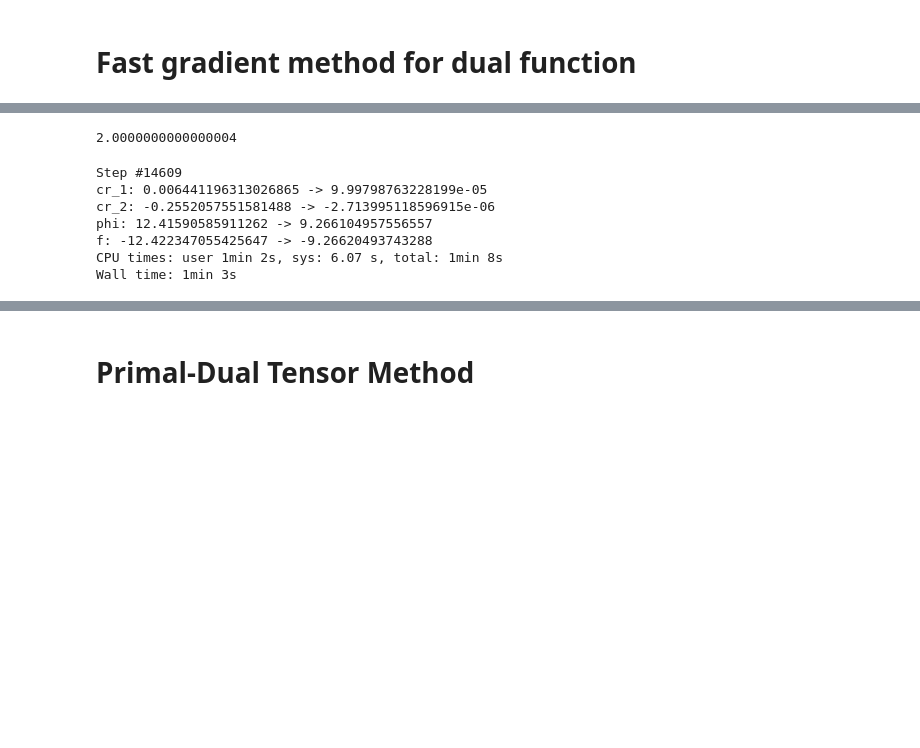
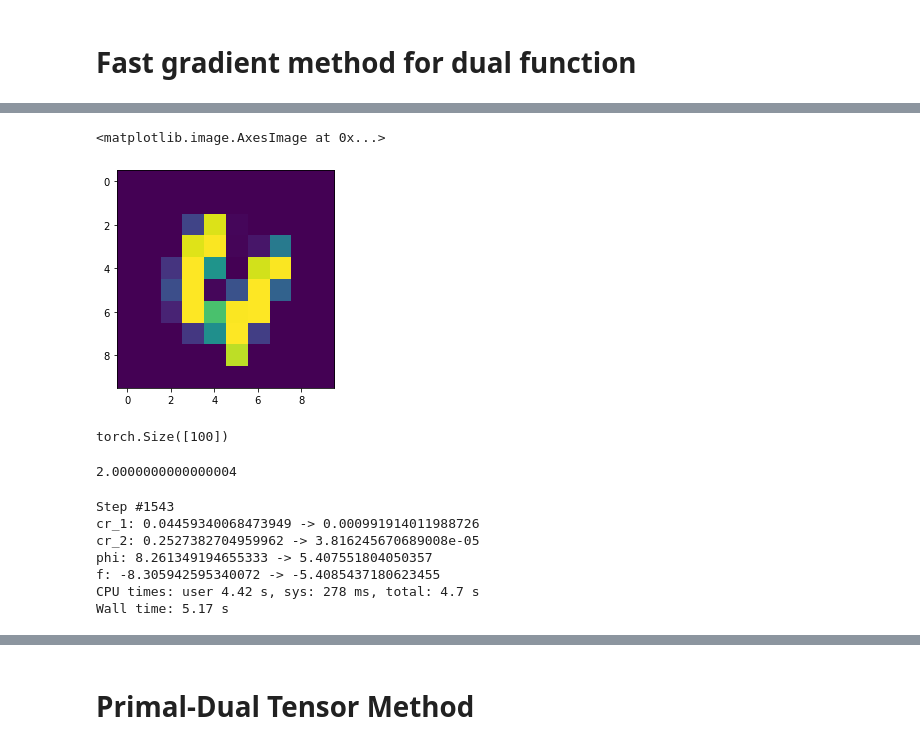
Before and after one commit to postrou/OPTAMI, a Jupyter notebook: primal_dual.ipynb, the cells around one changed output, grey strips where cells are left out. Saved outputs shown, nothing was run; the diff lists cells and outputs as text; code cells hidden in the pictures; blank space fills up the shorter version.

```diff
--- a/primal_dual.ipynb
+++ b/primal_dual.ipynb
@@ -148,4 +161,13 @@ q_ref = torch.tensor(q_ref, device=device).double()
 b = torch.cat((p, q))
+# %%
+plt.imshow(p.reshape(m, m).cpu().numpy())
+# %% [output]
+<matplotlib.image.AxesImage at 0x...>
+[figure, added]
+# %%
+p.shape
+# %% [output]
+torch.Size([100])
 # %%
 M_matrix = calculate_M_matrix(m).to(device)
 # %%
@@ -161,7 +183,8 @@ primal_var_func = lambda lamb: calculate_x(lamb, n, gamma, M_matrix / gamma, one
 round_func = lambda primal_var: B_round(primal_var, p_ref, q_ref, ones)
 # %%
 %%time
-F_value, g_value, primal_var, dual_var, fgm_cr_1_list, fgm_cr_2_list = fast_gradient_method(
+primal_var, dual_var, F_list, g_list, fgm_cr_1_list, fgm_cr_2_list = fast_gradient_method(
+    n,
     M_1,
     M_matrix,
     primal_func,
@@ -174,13 +197,13 @@ F_value, g_value, primal_var, dual_var, fgm_cr_1_list, fgm_cr_2_list = fast_grad
     device=device
 )
 # %% [output]
-Step #14609
-cr_1: 0.006441196313026865 -> 9.99798763228199e-05
-cr_2: -0.2552057551581488 -> -2.713995118596915e-06
-phi: 12.41590585911262 -> 9.266104957556557
-f: -12.422347055425647 -> -9.26620493743288
-CPU times: user 1min 2s, sys: 6.07 s, total: 1min 8s
-Wall time: 1min 3s
+Step #1543
+cr_1: 0.04459340068473949 -> 0.000991914011988726
+cr_2: 0.2527382704959962 -> 3.816245670689008e-05
+phi: 8.261349194655333 -> 5.407551804050357
+f: -8.305942595340072 -> -5.4085437180623455
+CPU times: user 4.42 s, sys: 278 ms, total: 4.7 s
+Wall time: 5.17 s
 # %%
 dual_var.shape
 # %% [output]
```
Also changed, not shown: parts of 14 cells of this notebook.
